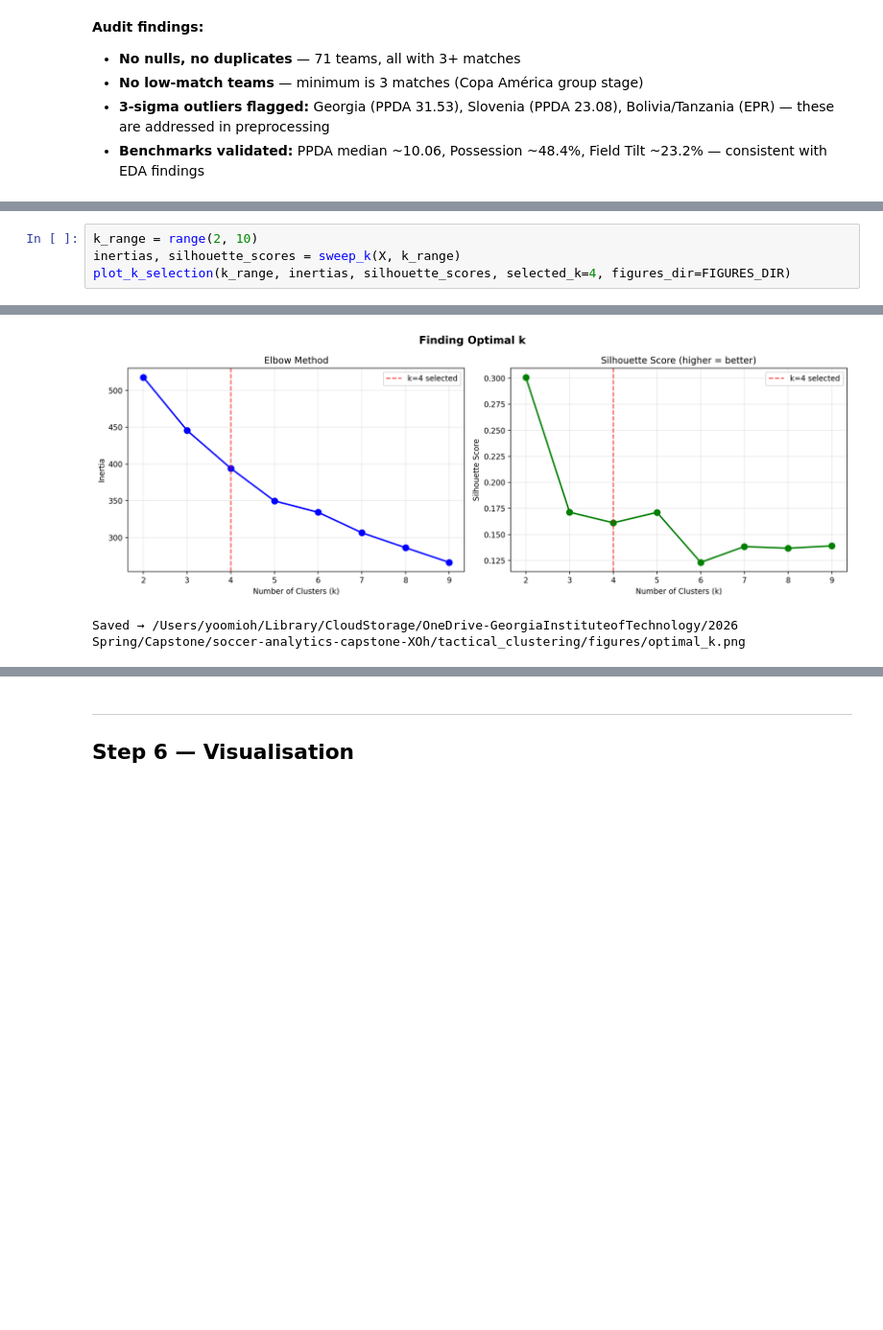
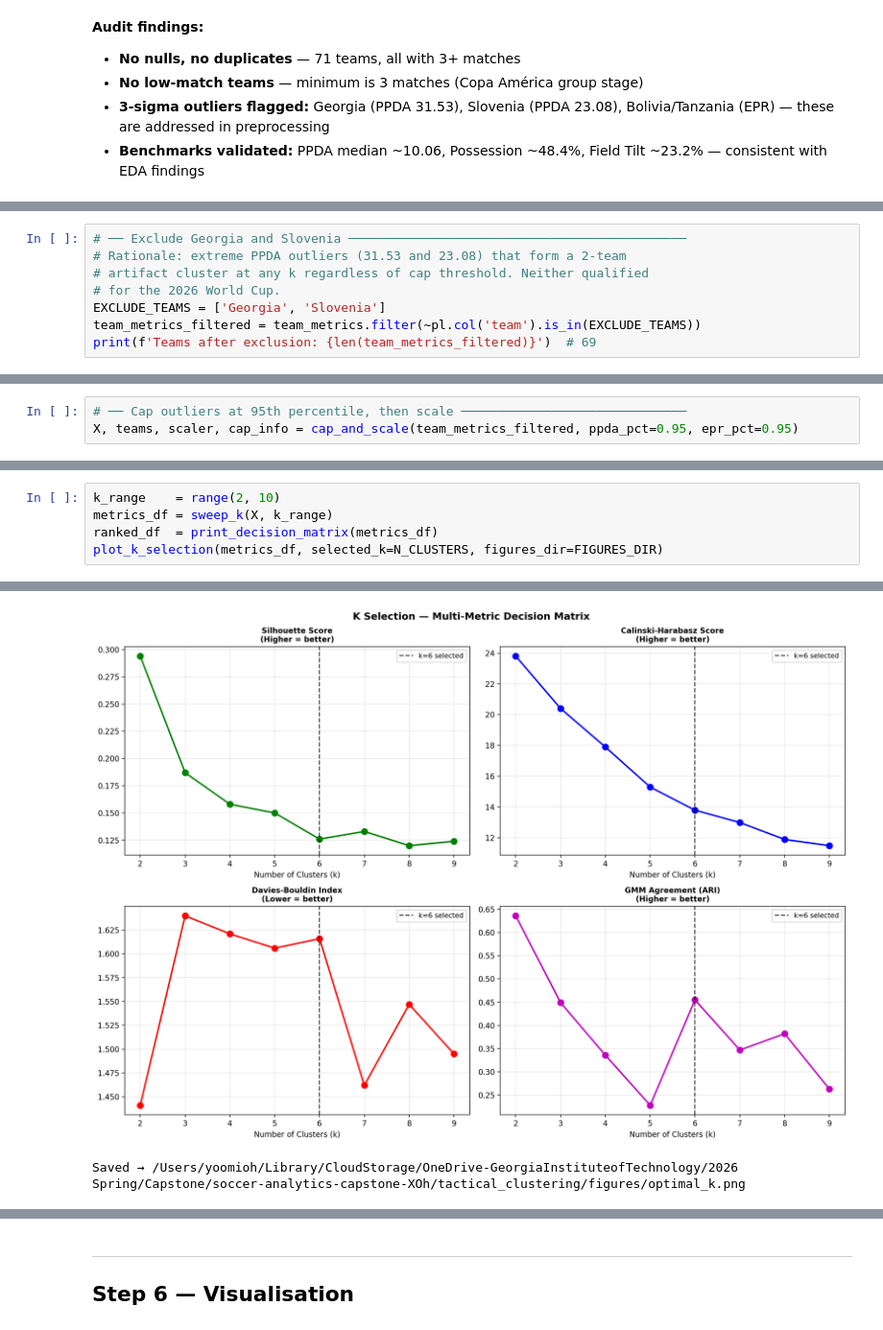
Before and after one commit to soh364/soccer-analytics-capstone-XOh, a Jupyter notebook: tactical_clustering/tactical_clustering_xoh.ipynb, the cells around one changed output, grey strips where cells are left out. Shown at 96% size. Cells and saved outputs as stored; diff of their text form; blank space fills up the shorter version.

Commit message:
updated tactical clustering with k=6

```diff
--- a/tactical_clustering/tactical_clustering_xoh.ipynb
+++ b/tactical_clustering/tactical_clustering_xoh.ipynb
@@ -135,0 +132,8 @@ We evaluate k=2 through k=9 using two complementary diagnostics.
+# %%
+# ── Exclude Georgia and Slovenia ─────────────────────────────────────────────
+# Rationale: extreme PPDA outliers (31.53 and 23.08) that form a 2-team
+# artifact cluster at any k regardless of cap threshold. Neither qualified
+# for the 2026 World Cup.
+EXCLUDE_TEAMS = ['Georgia', 'Slovenia']
+team_metrics_filtered = team_metrics.filter(~pl.col('team').is_in(EXCLUDE_TEAMS))
+print(f'Teams after exclusion: {len(team_metrics_filtered)}')  # 69
@@ -135,0 +142,3 @@ We evaluate k=2 through k=9 using two complementary diagnostics.
+# %%
+# ── Cap outliers at 95th percentile, then scale ──────────────────────────────
+X, teams, scaler, cap_info = cap_and_scale(team_metrics_filtered, ppda_pct=0.95, epr_pct=0.95)
@@ -136,5 +190,6 @@ We evaluate k=2 through k=9 using two complementary diagnostics.
 # %%
-k_range = range(2, 10)
-inertias, silhouette_scores = sweep_k(X, k_range)
-plot_k_selection(k_range, inertias, silhouette_scores, selected_k=4, figures_dir=FIGURES_DIR)
+k_range    = range(2, 10)
+metrics_df = sweep_k(X, k_range)
+ranked_df  = print_decision_matrix(metrics_df)
+plot_k_selection(metrics_df, selected_k=N_CLUSTERS, figures_dir=FIGURES_DIR)
 # %% [output]
@@ -149,2 +213,2 @@ k=9 | Inertia: 266.2 | Silhouette: 0.139
-[figure, old version]
+[figure, new version]
 Saved → /Users/yoomioh/Library/CloudStorage/OneDrive-GeorgiaInstituteofTechnology/2026 Spring/Capstone/soccer-analytics-capstone-XOh/tactical_clustering/figures/optimal_k.png
```
Also changed, not shown: parts of 38 cells of this notebook, 9 other files.
